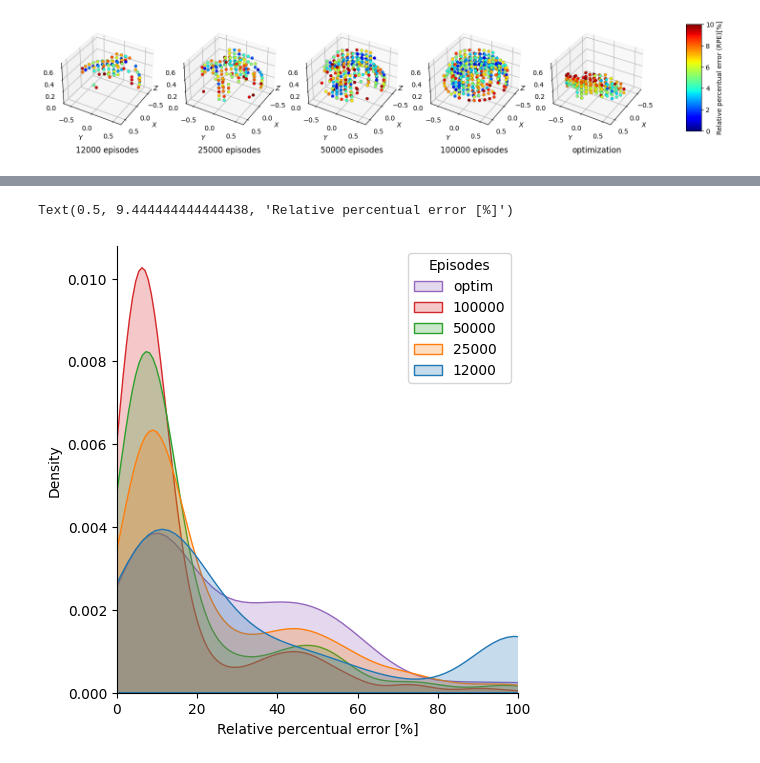
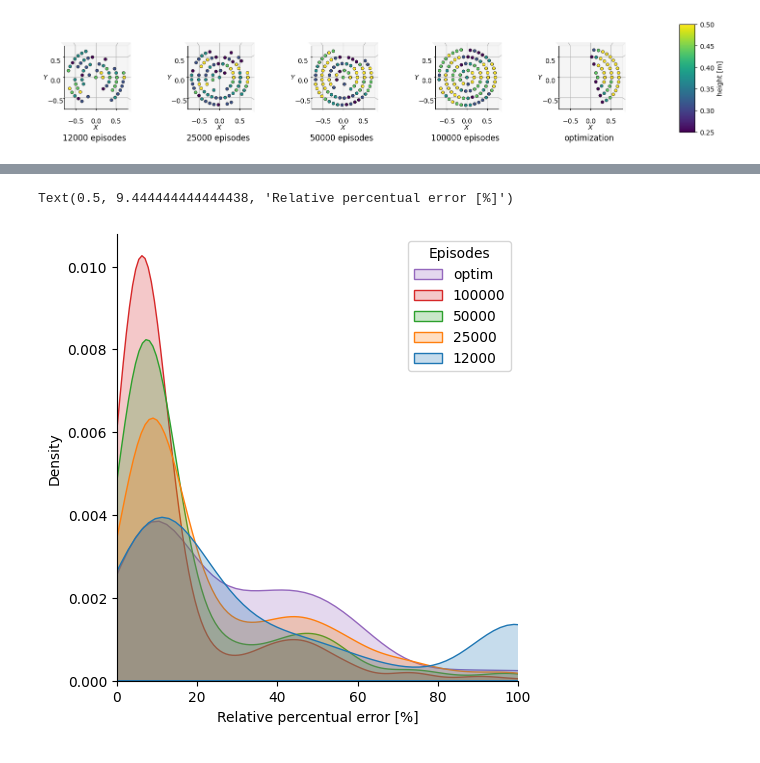
Before and after one commit to jprogrammer13/jumpleg_rl, a Jupyter notebook: utils/feasible_region.ipynb, the cells around one changed output, grey strips where cells are left out. Cells and saved outputs as stored; diff of their text form; code cells hidden in the pictures.

Commit message:
new plots and unified td3

```diff
--- a/utils/feasible_region.ipynb
+++ b/utils/feasible_region.ipynb
@@ -68,7 +68,7 @@ for i,test in enumerate(tests):
     ax.set_xlabel('$X$')
     ax.set_ylabel('$Y$')
     ax.set_zlabel('$Z$')
-    ax.view_init(azim=30,elev=35)
+    ax.view_init(azim=-150,elev=35)
     feasible_plot = ax.scatter(feasible_region[:, 0], feasible_region[:, 1], feasible_region[:, 2],
                                     c=err_filter, alpha=1, edgecolors="black", linewidths=0.2,
                                     cmap=cmap, norm=norm)
@@ -92,50 +164,67 @@ fig = plt.figure(figsize=plt.figaspect(1/len(tests)))
 for i,test in enumerate(tests):
     if test != 'optim':
         rb = joblib.load(
-                f'../runs_double/test/model_{test}/ReplayBuffer_test.joblib')
+                f'../runs_256/test/model_{test}/ReplayBuffer_test.joblib')
 
         n_episode = rb.mem_size
         com0_points = rb.state[:n_episode][:, :3]
         target_points = rb.state[:n_episode][:, 3:]
         reached_points = rb.next_state[:n_episode][:, :3]
         target_error = np.linalg.norm(target_points - reached_points, axis=1)
         target_distance = np.linalg.norm(target_points-com0_points, axis=1)
         perc_error = target_error/target_distance
 
     else:
         target_points = np.array([target for target in optim['target_points'].values])
         perc_error = optim['error_log'].values.copy()
 
     perc_error*=100
     # Filter points with perc_error < err_treshold
     idx = perc_error <= err_treshold
     err_filter = perc_error[idx]
     feasible_region = target_points[idx, :]
     n_of_point = len(err_filter)
 
+    # generate surface
+    xy_pair = []
+    max_z = []
+
+    for p in feasible_region:
+        # new point
+        if [p[0],p[1]] not in xy_pair:
+            xy_pair.append([p[0],p[1]])
+            max_z.append(p[2])
+        else:
+            # x,y present, get if z > z in array
+            idx = xy_pair.index([p[0],p[1]])
+            if p[2] > max_z[idx]:
+                # new z value
+                max_z[idx] = p[2]
+
+    surface = np.append(np.array(xy_pair),np.array(max_z).reshape(-1,1),axis=1)
 
     ax = fig.add_subplot(1, len(tests), i+1, projection='3d')
     ax.margins(x=0,y=0,z=0)
-    ax.set_xlim(-.65, .65)
-    ax.set_ylim(-.65, .65)
-    ax.set_zlim(0, .66)
+    ax.set_xlim(-.75, .75)
+    ax.set_ylim(-.75, .75)
+    ax.set_zlim(0, .6)
     ax.set_xlabel('$X$')
     ax.set_ylabel('$Y$')
-    ax.set_zlabel('$Z$')
-    ax.view_init(azim=30,elev=35)
-    feasible_plot = ax.scatter(feasible_region[:, 0], feasible_region[:, 1], feasible_region[:, 2],
-                                    c=err_filter, alpha=1, edgecolors="black", linewidths=0.2,
-                                    cmap=cmap, norm=norm)
-
+    ax.zaxis.line.set_lw(0.)
+    ax.set_zticks([])
+    ax.view_init(azim=-90,elev=90)
     if test != 'optim':
-        ax.set_title( f'{test} episodes', y=.0, pad=-35)
+        ax.set_title( f'{test} episodes', y=.0, pad=-15)
     else:
-        ax.set_title( 'optimization', y=.0, pad=-35)
+        ax.set_title( 'optimization', y=.0, pad=-15)
+    # surf_plot = ax.plot_trisurf(surface[:, 0], surface[:, 1], surface[:, 2], alpha=1, edgecolors="black", linewidths=0.1, cmap=z_cmap, norm=z_norm)
+    surf_plot = ax.scatter(surface[:, 0], surface[:, 1], surface[:, 2], alpha=1, edgecolors="black", linewidths=0.5, c=surface[:, 2], cmap=z_cmap, norm=z_norm)
 
 cbar_ax = fig.add_axes([0.95, 0.15, 0.02, 0.7])
-fig.colorbar(feasible_plot, shrink=0.3, label='Relative percentual error (RPE)[%]', cax=cbar_ax)
-# fig.suptitle('Target positions with RPE $\leq$ 0.1')
-fig.savefig(os.path.join('plots', f'feasible_filtered.png'), dpi=500, bbox_inches='tight')
+fig.colorbar(surf_plot, shrink=0.3 ,label='height [m]', cax=cbar_ax)
+
+# fig.suptitle('Max heigt of filtered target positions [RPE $\leq$ 0.1]')
+fig.savefig(os.path.join('plots', f'surface_plot.png'), dpi=500, bbox_inches='tight')
 fig.show()
 # %% [output]
-[figure, old version]
+[figure, new version]
```
Also changed, not shown: parts of 5 cells of this notebook, 6 other files.
